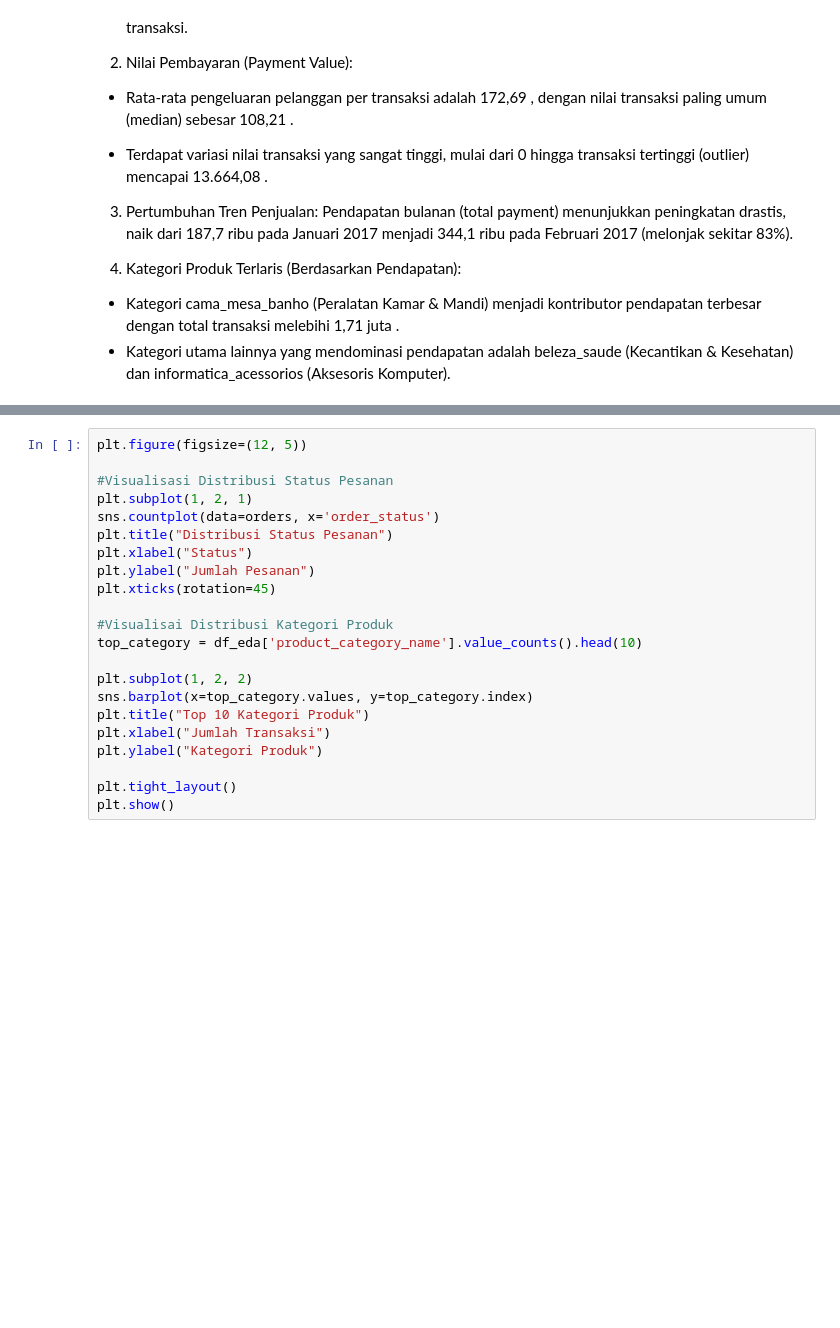
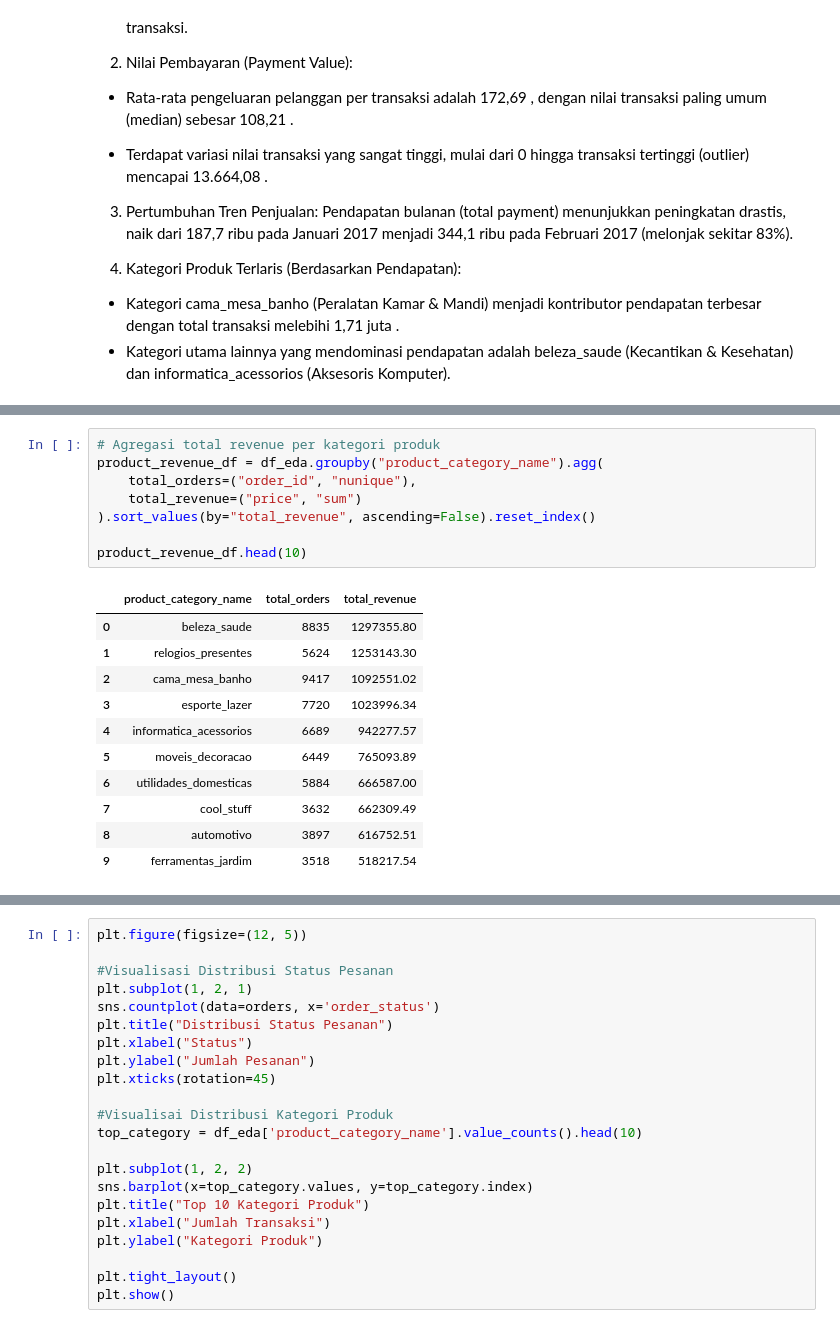
Before and after one commit to faizinnoval/analisis-data-by-asah, a Jupyter notebook: Proyek_Analisis_Data.ipynb, the cells around one changed output, grey strips where cells are left out. Saved outputs shown, nothing was run; the diff lists cells and outputs as text; blank space fills up the shorter version.

```diff
--- a/Proyek_Analisis_Data.ipynb
+++ b/Proyek_Analisis_Data.ipynb
@@ -345,0 +382,20 @@ dtype: float64
+# %%
+# Agregasi total revenue per kategori produk
+product_revenue_df = df_eda.groupby("product_category_name").agg(
+    total_orders=("order_id", "nunique"),
+    total_revenue=("price", "sum")
+).sort_values(by="total_revenue", ascending=False).reset_index()
+
+product_revenue_df.head(10)
+# %% [output]
+|  | product_category_name | total_orders | total_revenue |
+| 0 | beleza_saude | 8835 | 1297355.80 |
+| 1 | relogios_presentes | 5624 | 1253143.30 |
+| 2 | cama_mesa_banho | 9417 | 1092551.02 |
+| 3 | esporte_lazer | 7720 | 1023996.34 |
+| 4 | informatica_acessorios | 6689 | 942277.57 |
+| 5 | moveis_decoracao | 6449 | 765093.89 |
+| 6 | utilidades_domesticas | 5884 | 666587.00 |
+| 7 | cool_stuff | 3632 | 662309.49 |
+| 8 | automotivo | 3897 | 616752.51 |
+| 9 | ferramentas_jardim | 3518 | 518217.54 |
```
Also changed, not shown: parts of 34 cells of this notebook, 3 other files.
